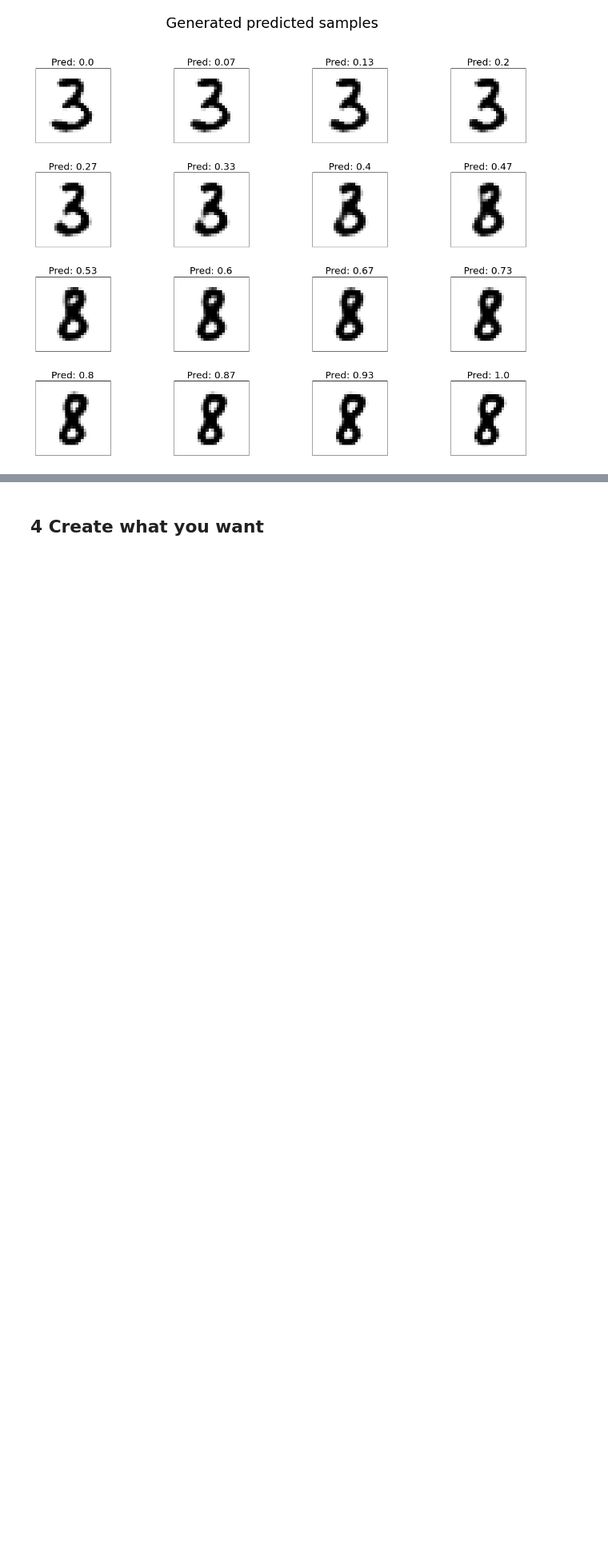
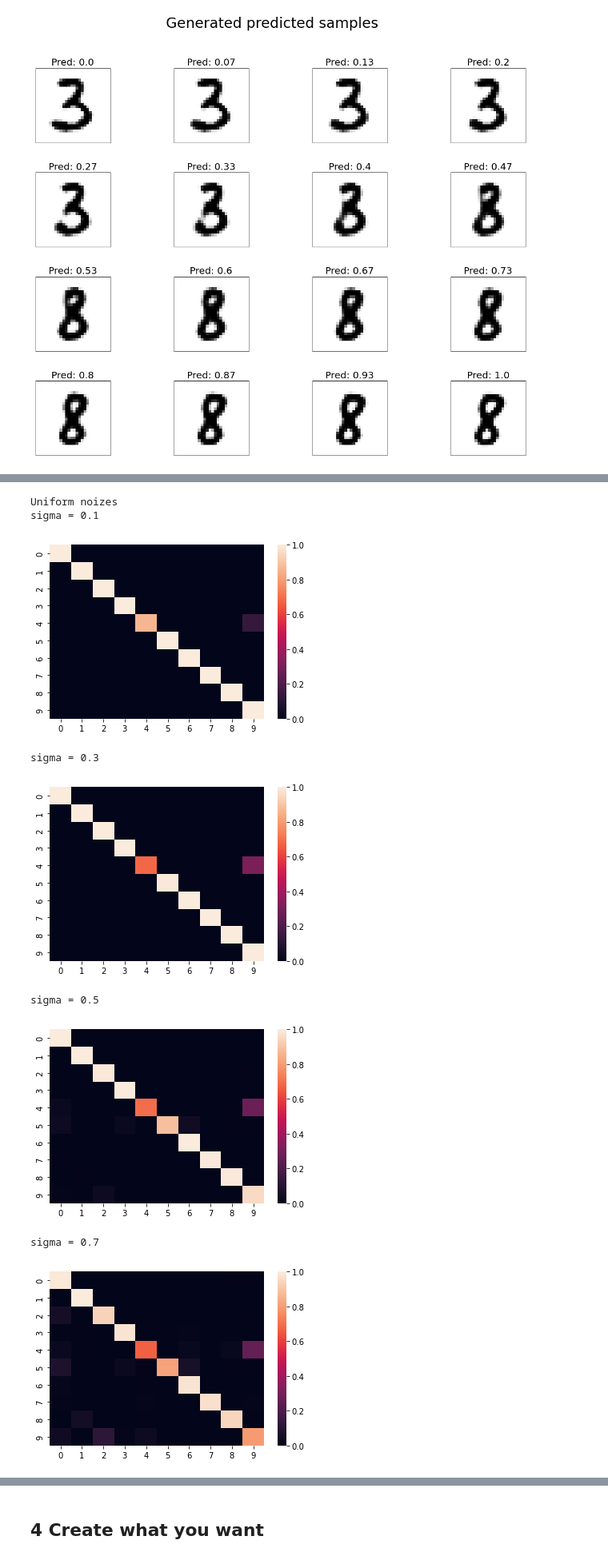
Before and after one commit to Pietro-Gavazzi/linma2472-project, a Jupyter notebook: project3/part3.ipynb, the cells around one changed output, grey strips where cells are left out. Shown: that part at 80% size. Saved outputs shown, nothing was run; the diff lists cells and outputs as text; code cells hidden in the pictures; blank space fills up the shorter version.

```diff
--- a/project3/part3.ipynb
+++ b/project3/part3.ipynb
@@ -708,0 +760,59 @@ The latent space is a condensed space where the inherent features of images can
+# %%
+def LabelOfNoisy(mean_label, noizes):
+    n_classes = len(mean_label)
+    classified_as = np.zeros((n_classes, n_classes))
+
+    for i in range(n_classes):
+        for j in range(len(noizes)):
+            vec = mean_label[i] + noizes[j]
+            index = cnn.predictLabels(cnn(generator(vec)))[0].item()
+
+            classified_as[i][index] += 1
+
+        classified_as [i]/= len(noizes)
+    return classified_as
+# %%
+
+
+nb_noizes = 200
+list_uni = []
+list_normal = []
+
+for i in range(len(sigmas)):
+    list_uni.append([])
+    list_normal.append([])
+    for j in range(nb_noizes):
+        list_uni[i].append(getUni(sigmas[i], dim_latent_space))
+        list_normal[i].append(getNormal(sigmas[i], dim_latent_space))
+
+list_uni = torch.stack([torch.stack(i) for i in list_uni])
+list_normal = torch.stack([torch.stack(i) for i in list_normal])
+
+
+
+print("Uniform noizes")
+for sigma in sigmas:
+    print("sigma = "+str(sigma))
+    index  = sigmas.index(sigma)
+    mat = LabelOfNoisy(mean_label, list_uni[index])
+    sns.heatmap(mat)
+    plt.show()
+
+
+print("Normal noizes")
+for sigma in sigmas:
+    print("sigma = "+str(sigma))
+    index  = sigmas.index(sigma)
+    mat = LabelOfNoisy(mean_label, list_normal[index])
+    sns.heatmap(mat)
+    plt.show()
+# %% [output]
+Uniform noizes
+sigma = 0.1
+[figure, added]
+sigma = 0.3
+[figure, added]
+sigma = 0.5
+[figure, added]
+sigma = 0.7
+[figure, added]
```
Also changed, not shown: parts of 9 cells of this notebook, 7 other files.
